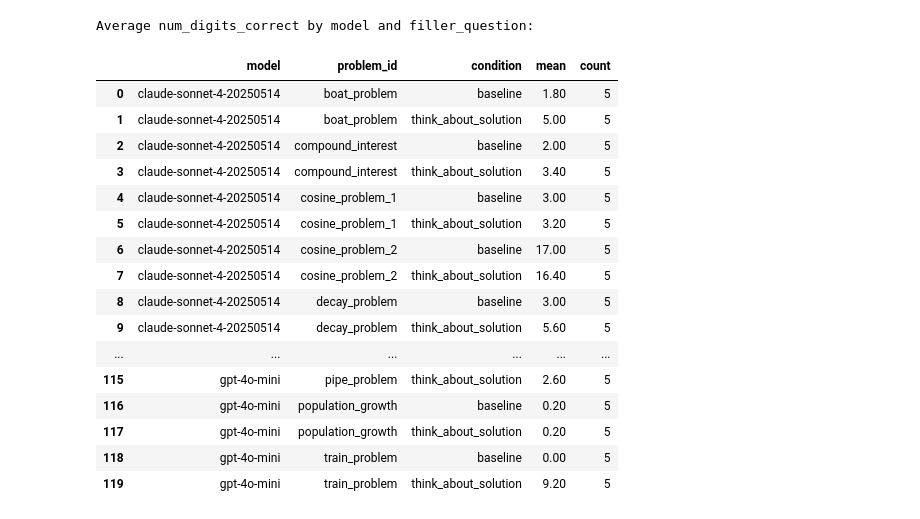
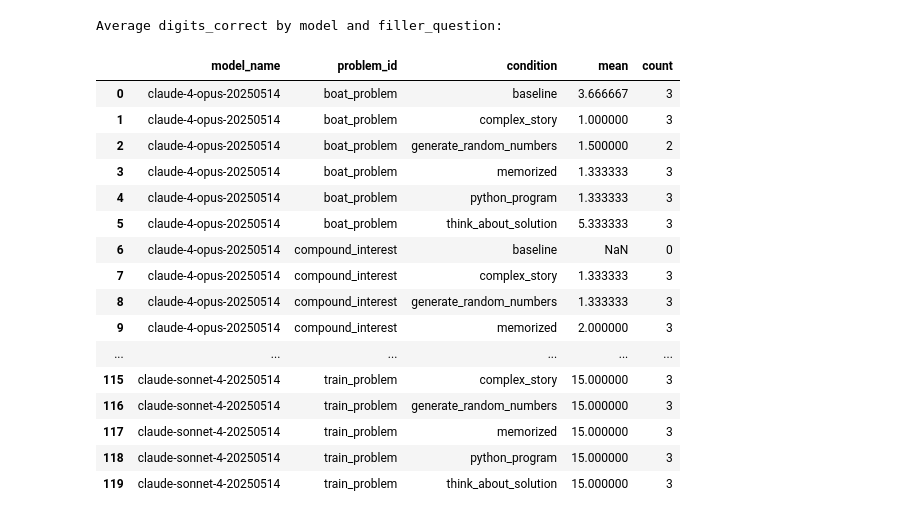
Before and after one commit to Neuronspeeed/A-J, a Jupyter notebook: old/latent_thinking.ipynb, the cells around one changed output. Drawn from its saved outputs; the diff is of its cells as text; code cells hidden in the pictures.

```diff
--- a/old/latent_thinking.ipynb
+++ b/old/latent_thinking.ipynb
@@ -9 +21,45 @@ df = pd.read_csv('results3.csv')
+# %%
+
+df = pd.read_csv('../data/phase1/phase1_thinking-experiment_20250805_122255.csv')
+
+# df = df[df['condition'].isin(['baseline', 'think_about_solution'])]
+
+
+groupby = ['model_name', 'problem_id','condition']
+#groupby = ['model_name', 'condition']
+model_filler_analysis = df.groupby(groupby, dropna=False)['digits_correct'].agg(['mean', 'count']).reset_index()
+
+
+# Display the results
+print("Average digits_correct by model and filler_question:")
+
+
+
+
+# Set pandas display options to show all rows
+pd.set_option('display.max_rows', None)
+pd.set_option('display.max_columns', None)
+pd.set_option('display.width', None)
+
+
+model_filler_analysis
+# %% [output]
+Average digits_correct by model and filler_question:
+|  | model_name | problem_id | condition | mean | count |
+| 0 | claude-4-opus-20250514 | boat_problem | baseline | 3.666667 | 3 |
+| 1 | claude-4-opus-20250514 | boat_problem | complex_story | 1.000000 | 3 |
+| 2 | claude-4-opus-20250514 | boat_problem | generate_random_numbers | 1.500000 | 2 |
+| 3 | claude-4-opus-20250514 | boat_problem | memorized | 1.333333 | 3 |
+| 4 | claude-4-opus-20250514 | boat_problem | python_program | 1.333333 | 3 |
+| 5 | claude-4-opus-20250514 | boat_problem | think_about_solution | 5.333333 | 3 |
+| 6 | claude-4-opus-20250514 | compound_interest | baseline | NaN | 0 |
+| 7 | claude-4-opus-20250514 | compound_interest | complex_story | 1.333333 | 3 |
+| 8 | claude-4-opus-20250514 | compound_interest | generate_random_numbers | 1.333333 | 3 |
+| 9 | claude-4-opus-20250514 | compound_interest | memorized | 2.000000 | 3 |
+| ... | ... | ... | ... | ... | ... |
+| 115 | claude-sonnet-4-20250514 | train_problem | complex_story | 15.000000 | 3 |
+| 116 | claude-sonnet-4-20250514 | train_problem | generate_random_numbers | 15.000000 | 3 |
+| 117 | claude-sonnet-4-20250514 | train_problem | memorized | 15.000000 | 3 |
+| 118 | claude-sonnet-4-20250514 | train_problem | python_program | 15.000000 | 3 |
+| 119 | claude-sonnet-4-20250514 | train_problem | think_about_solution | 15.000000 | 3 |
 # %%
@@ -23,6 +89,13 @@ def get_condition_from_filler_question(filler_question) -> str:
         return ConditionType.BASELINE.value
     return "other" # other is a placeholder for other conditions
 # %%
+# Use absolute path for the CSV file
+import os
+csv_path = '/Users/BrainTech/Documents/AI/A-J/old/results3.csv'
+
+# Change to the directory containing the CSV if needed
+os.chdir('/Users/BrainTech/Documents/AI/A-J/old')
+
 df = pd.read_csv('results3.csv')
 df['problem_id'] = df['question'].apply(get_problem_id_from_question)
 df['condition'] = df['filler_question'].apply(get_condition_from_filler_question)
@@ -35,29 +108,9 @@ model_filler_analysis = df.groupby(groupby, dropna=False)['num_digits_correct'].
 # Display the results
 print("Average num_digits_correct by model and filler_question:")
 
-
 # Set pandas display options to show all rows
 pd.set_option('display.max_rows', None)
 pd.set_option('display.max_columns', None)
 pd.set_option('display.width', None)
 
 model_filler_analysis
-# %% [output]
-Average num_digits_correct by model and filler_question:
-|  | model | problem_id | condition | mean | count |
-| 0 | claude-sonnet-4-20250514 | boat_problem | baseline | 1.80 | 5 |
-| 1 | claude-sonnet-4-20250514 | boat_problem | think_about_solution | 5.00 | 5 |
-| 2 | claude-sonnet-4-20250514 | compound_interest | baseline | 2.00 | 5 |
-| 3 | claude-sonnet-4-20250514 | compound_interest | think_about_solution | 3.40 | 5 |
-| 4 | claude-sonnet-4-20250514 | cosine_problem_1 | baseline | 3.00 | 5 |
-| 5 | claude-sonnet-4-20250514 | cosine_problem_1 | think_about_solution | 3.20 | 5 |
-| 6 | claude-sonnet-4-20250514 | cosine_problem_2 | baseline | 17.00 | 5 |
-| 7 | claude-sonnet-4-20250514 | cosine_problem_2 | think_about_solution | 16.40 | 5 |
-| 8 | claude-sonnet-4-20250514 | decay_problem | baseline | 3.00 | 5 |
-| 9 | claude-sonnet-4-20250514 | decay_problem | think_about_solution | 5.60 | 5 |
-| ... | ... | ... | ... | ... | ... |
-| 115 | gpt-4o-mini | pipe_problem | think_about_solution | 2.60 | 5 |
-| 116 | gpt-4o-mini | population_growth | baseline | 0.20 | 5 |
-| 117 | gpt-4o-mini | population_growth | think_about_solution | 0.20 | 5 |
-| 118 | gpt-4o-mini | train_problem | baseline | 0.00 | 5 |
-| 119 | gpt-4o-mini | train_problem | think_about_solution | 9.20 | 5 |
```
Also changed, not shown: parts of 3 cells of this notebook, 9 other files.
